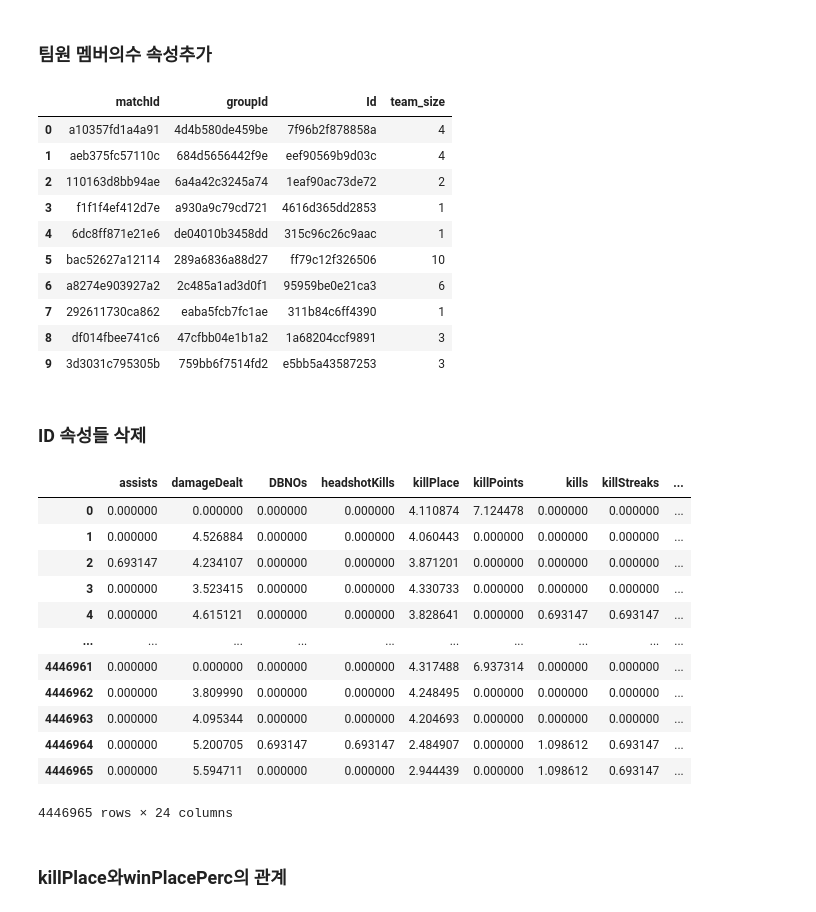
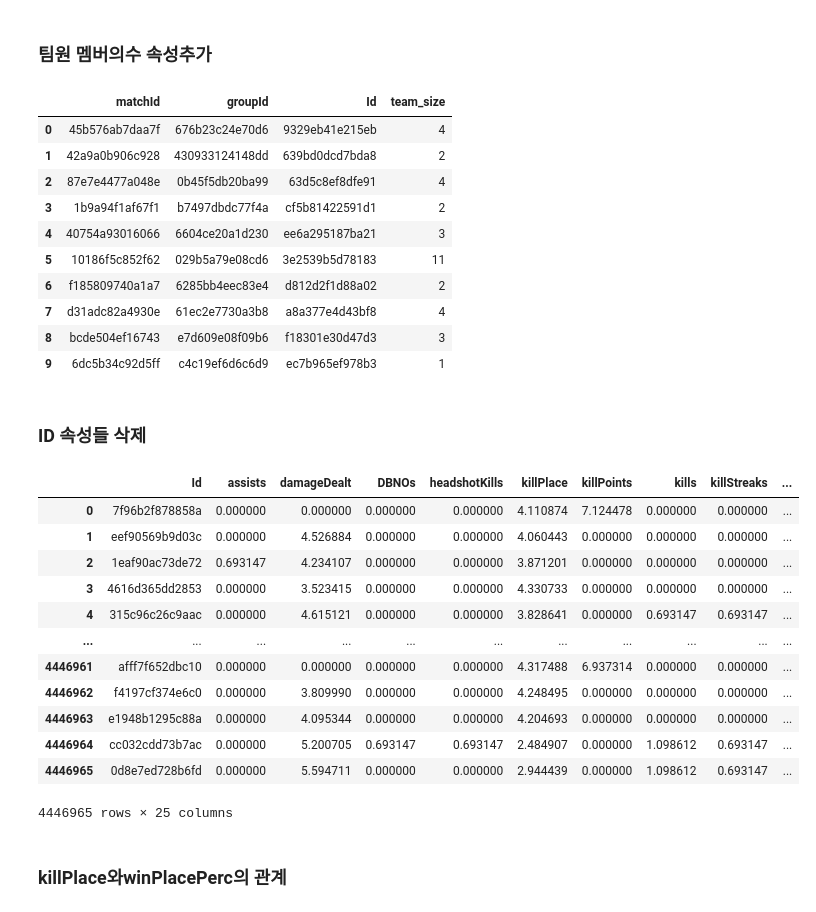
Before and after one commit to p-garden/data-solution, a Jupyter notebook: BATTLRGROUND/notebooke3a40bfc51.ipynb, the cells around one changed output. Cells and saved outputs as stored; diff of their text form; code cells hidden in the pictures.

```diff
--- a/BATTLRGROUND/notebooke3a40bfc51.ipynb
+++ b/BATTLRGROUND/notebooke3a40bfc51.ipynb
@@ -420,6 +423,7 @@ plt.show()
 ### 헤드샷 비율 속성 생성
 # %%
 train['headshot_rate'] = train['headshotKills'] / (train['kills'] + 1)
+test['headshot_rate'] = test['headshotKills'] / (test['kills'] + 1)
 # %%
 plt.figure(figsize=(12, 6))
 sns.scatterplot(data=train, x='headshot_rate', y='winPlacePerc', alpha=0.5, color='blue')
@@ -433,9 +437,12 @@ plt.show()
 ### 총 이동거리
 # %%
 train['total_distance'] = train['walkDistance'] + train['rideDistance'] + train['swimDistance']
+test['total_distance'] = test['walkDistance'] + test['rideDistance'] + test['swimDistance']
 
 # 기존 거리 관련 속성 삭제
 train = train.drop(columns=['walkDistance', 'rideDistance', 'swimDistance'])
+test = test.drop(columns=['walkDistance', 'rideDistance', 'swimDistance'])
+
 train.head()
 # %% [output]
 |  | Id | groupId | matchId | assists | boosts | damageDealt | DBNOs | headshotKills | heals | killPlace | ... |
@@ -449,7 +456,9 @@ train.head()
 ### 아이템 사용 지표
 # %%
 train['item_usage_score'] = train['boosts'] + train['heals'] + train['weaponsAcquired']
+test['item_usage_score'] = test['boosts'] + test['heals'] + test['weaponsAcquired']
 train = train.drop(columns=['boosts', 'heals', 'weaponsAcquired'])
+test = test.drop(columns=['boosts', 'heals', 'weaponsAcquired'])
 train.head()
 # %% [output]
 |  | Id | groupId | matchId | assists | damageDealt | DBNOs | headshotKills | killPlace | killPoints | ... |
@@ -463,40 +472,44 @@ train.head()
 ### 팀원 멤버의수 속성추가
 # %%
 train['team_size'] = train.groupby(['matchId', 'groupId'])['Id'].transform('count')
+test['team_size'] = test.groupby(['matchId', 'groupId'])['Id'].transform('count')
 
 # 같은 팀에 속한 팀원 수 확인
 train[['matchId', 'groupId', 'Id', 'team_size']].drop_duplicates().head(10)
+test[['matchId', 'groupId', 'Id', 'team_size']].drop_duplicates().head(10)
 # %% [output]
 |  | matchId | groupId | Id | team_size |
-| 0 | a10357fd1a4a91 | 4d4b580de459be | 7f96b2f878858a | 4 |
-| 1 | aeb375fc57110c | 684d5656442f9e | eef90569b9d03c | 4 |
-| 2 | 110163d8bb94ae | 6a4a42c3245a74 | 1eaf90ac73de72 | 2 |
-| 3 | f1f1f4ef412d7e | a930a9c79cd721 | 4616d365dd2853 | 1 |
-| 4 | 6dc8ff871e21e6 | de04010b3458dd | 315c96c26c9aac | 1 |
-| 5 | bac52627a12114 | 289a6836a88d27 | ff79c12f326506 | 10 |
-| 6 | a8274e903927a2 | 2c485a1ad3d0f1 | 95959be0e21ca3 | 6 |
-| 7 | 292611730ca862 | eaba5fcb7fc1ae | 311b84c6ff4390 | 1 |
-| 8 | df014fbee741c6 | 47cfbb04e1b1a2 | 1a68204ccf9891 | 3 |
-| 9 | 3d3031c795305b | 759bb6f7514fd2 | e5bb5a43587253 | 3 |
+| 0 | 45b576ab7daa7f | 676b23c24e70d6 | 9329eb41e215eb | 4 |
+| 1 | 42a9a0b906c928 | 430933124148dd | 639bd0dcd7bda8 | 2 |
+| 2 | 87e7e4477a048e | 0b45f5db20ba99 | 63d5c8ef8dfe91 | 4 |
+| 3 | 1b9a94f1af67f1 | b7497dbdc77f4a | cf5b81422591d1 | 2 |
+| 4 | 40754a93016066 | 6604ce20a1d230 | ee6a295187ba21 | 3 |
+| 5 | 10186f5c852f62 | 029b5a79e08cd6 | 3e2539b5d78183 | 11 |
+| 6 | f185809740a1a7 | 6285bb4eec83e4 | d812d2f1d88a02 | 2 |
+| 7 | d31adc82a4930e | 61ec2e7730a3b8 | a8a377e4d43bf8 | 4 |
+| 8 | bcde504ef16743 | e7d609e08f09b6 | f18301e30d47d3 | 3 |
+| 9 | 6dc5b34c92d5ff | c4c19ef6d6c6d9 | ec7b965ef978b3 | 1 |
 # %% [markdown]
 ### ID 속성들 삭제
 # %%
-train = train.drop(columns=['Id', 'matchId', 'groupId'])
+train = train.drop(columns=['matchId', 'groupId'])
+test = test.drop(columns=['matchId', 'groupId'])
+
 train
 # %% [output]
-|  | assists | damageDealt | DBNOs | headshotKills | killPlace | killPoints | kills | killStreaks | ... |
-| 0 | 0.000000 | 0.000000 | 0.000000 | 0.000000 | 4.110874 | 7.124478 | 0.000000 | 0.000000 | ... |
-| 1 | 0.000000 | 4.526884 | 0.000000 | 0.000000 | 4.060443 | 0.000000 | 0.000000 | 0.000000 | ... |
-| 2 | 0.693147 | 4.234107 | 0.000000 | 0.000000 | 3.871201 | 0.000000 | 0.000000 | 0.000000 | ... |
-| 3 | 0.000000 | 3.523415 | 0.000000 | 0.000000 | 4.330733 | 0.000000 | 0.000000 | 0.000000 | ... |
-| 4 | 0.000000 | 4.615121 | 0.000000 | 0.000000 | 3.828641 | 0.000000 | 0.693147 | 0.693147 | ... |
-| ... | ... | ... | ... | ... | ... | ... | ... | ... | ... |
-| 4446961 | 0.000000 | 0.000000 | 0.000000 | 0.000000 | 4.317488 | 6.937314 | 0.000000 | 0.000000 | ... |
-| 4446962 | 0.000000 | 3.809990 | 0.000000 | 0.000000 | 4.248495 | 0.000000 | 0.000000 | 0.000000 | ... |
-| 4446963 | 0.000000 | 4.095344 | 0.000000 | 0.000000 | 4.204693 | 0.000000 | 0.000000 | 0.000000 | ... |
-| 4446964 | 0.000000 | 5.200705 | 0.693147 | 0.693147 | 2.484907 | 0.000000 | 1.098612 | 0.693147 | ... |
-| 4446965 | 0.000000 | 5.594711 | 0.000000 | 0.000000 | 2.944439 | 0.000000 | 1.098612 | 0.693147 | ... |
+|  | Id | assists | damageDealt | DBNOs | headshotKills | killPlace | killPoints | kills | killStreaks | ... |
+| 0 | 7f96b2f878858a | 0.000000 | 0.000000 | 0.000000 | 0.000000 | 4.110874 | 7.124478 | 0.000000 | 0.000000 | ... |
+| 1 | eef90569b9d03c | 0.000000 | 4.526884 | 0.000000 | 0.000000 | 4.060443 | 0.000000 | 0.000000 | 0.000000 | ... |
+| 2 | 1eaf90ac73de72 | 0.693147 | 4.234107 | 0.000000 | 0.000000 | 3.871201 | 0.000000 | 0.000000 | 0.000000 | ... |
+| 3 | 4616d365dd2853 | 0.000000 | 3.523415 | 0.000000 | 0.000000 | 4.330733 | 0.000000 | 0.000000 | 0.000000 | ... |
+| 4 | 315c96c26c9aac | 0.000000 | 4.615121 | 0.000000 | 0.000000 | 3.828641 | 0.000000 | 0.693147 | 0.693147 | ... |
+| ... | ... | ... | ... | ... | ... | ... | ... | ... | ... | ... |
+| 4446961 | afff7f652dbc10 | 0.000000 | 0.000000 | 0.000000 | 0.000000 | 4.317488 | 6.937314 | 0.000000 | 0.000000 | ... |
+| 4446962 | f4197cf374e6c0 | 0.000000 | 3.809990 | 0.000000 | 0.000000 | 4.248495 | 0.000000 | 0.000000 | 0.000000 | ... |
+| 4446963 | e1948b1295c88a | 0.000000 | 4.095344 | 0.000000 | 0.000000 | 4.204693 | 0.000000 | 0.000000 | 0.000000 | ... |
+| 4446964 | cc032cdd73b7ac | 0.000000 | 5.200705 | 0.693147 | 0.693147 | 2.484907 | 0.000000 | 1.098612 | 0.693147 | ... |
+| 4446965 | 0d8e7ed728b6fd | 0.000000 | 5.594711 | 0.000000 | 0.000000 | 2.944439 | 0.000000 | 1.098612 | 0.693147 | ... |
-4446965 rows × 24 columns
+4446965 rows × 25 columns
 # %% [markdown]
 ### killPlace와winPlacePerc의 관계
 # %%
```
Also changed, not shown: parts of 19 cells of this notebook.
